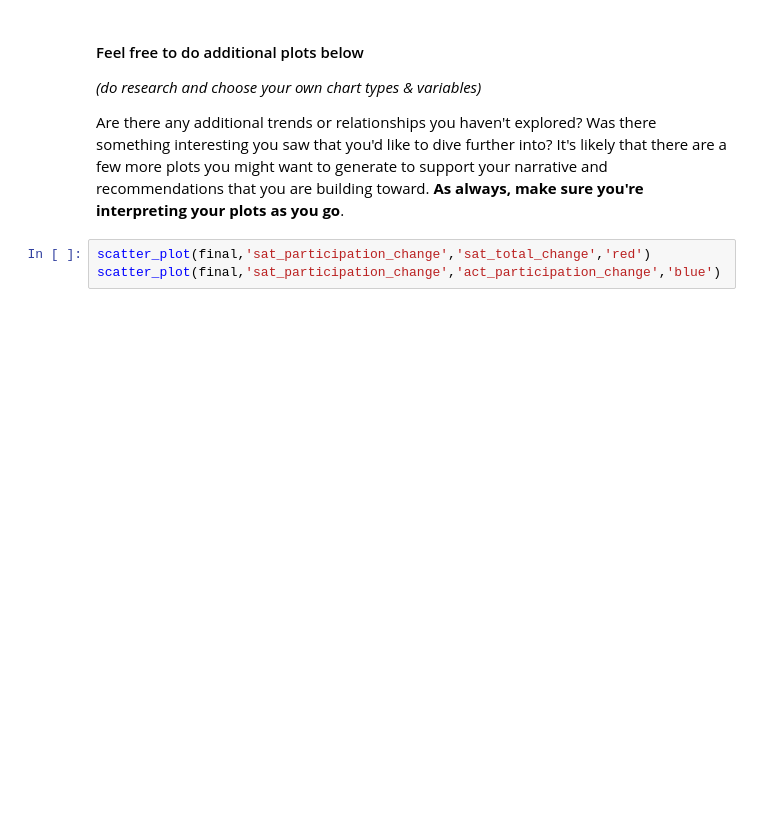
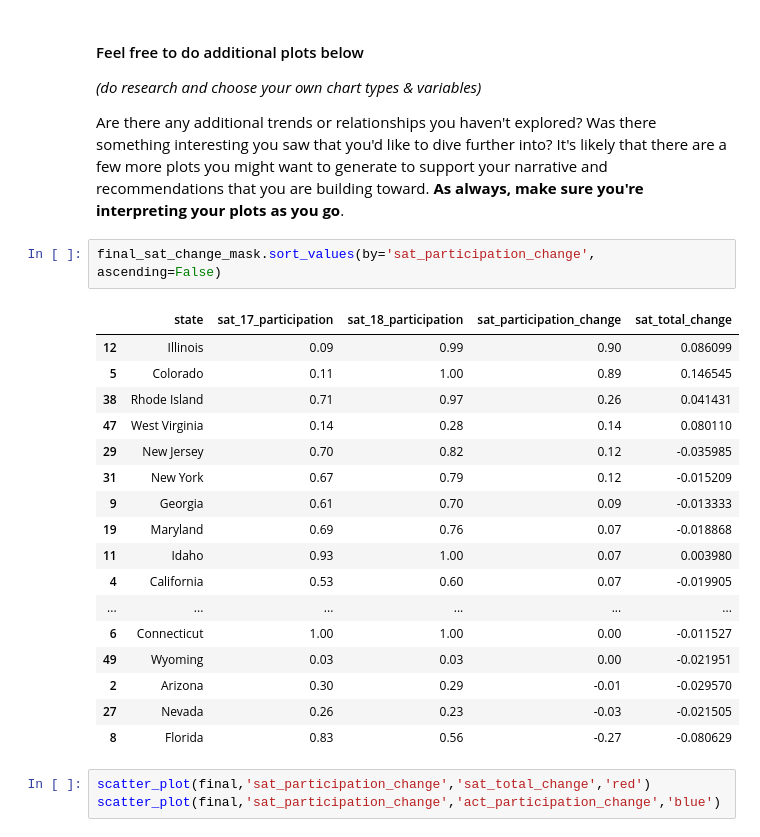
Before and after one commit to ataakca/sat-data-exploration, a Jupyter notebook: code/Project_Analysis.ipynb, the cells around one changed output. Saved outputs shown, nothing was run; the diff lists cells and outputs as text; blank space fills up the shorter version.

```diff
--- a/code/Project_Analysis.ipynb
+++ b/code/Project_Analysis.ipynb
@@ -1192,6 +1205,26 @@ plt.tight_layout()
 *(do research and choose your own chart types & variables)*
 
 Are there any additional trends or relationships you haven't explored? Was there something interesting you saw that you'd like to dive further into? It's likely that there are a few more plots you might want to generate to support your narrative and recommendations that you are building toward. **As always, make sure you're interpreting your plots as you go**.
+# %%
+final_sat_change_mask.sort_values(by='sat_participation_change', ascending=False)
+# %% [output]
+|  | state | sat_17_participation | sat_18_participation | sat_participation_change | sat_total_change |
+| 12 | Illinois | 0.09 | 0.99 | 0.90 | 0.086099 |
+| 5 | Colorado | 0.11 | 1.00 | 0.89 | 0.146545 |
+| 38 | Rhode Island | 0.71 | 0.97 | 0.26 | 0.041431 |
+| 47 | West Virginia | 0.14 | 0.28 | 0.14 | 0.080110 |
+| 29 | New Jersey | 0.70 | 0.82 | 0.12 | -0.035985 |
+| 31 | New York | 0.67 | 0.79 | 0.12 | -0.015209 |
+| 9 | Georgia | 0.61 | 0.70 | 0.09 | -0.013333 |
+| 19 | Maryland | 0.69 | 0.76 | 0.07 | -0.018868 |
+| 11 | Idaho | 0.93 | 1.00 | 0.07 | 0.003980 |
+| 4 | California | 0.53 | 0.60 | 0.07 | -0.019905 |
+| ... | ... | ... | ... | ... | ... |
+| 6 | Connecticut | 1.00 | 1.00 | 0.00 | -0.011527 |
+| 49 | Wyoming | 0.03 | 0.03 | 0.00 | -0.021951 |
+| 2 | Arizona | 0.30 | 0.29 | -0.01 | -0.029570 |
+| 27 | Nevada | 0.26 | 0.23 | -0.03 | -0.021505 |
+| 8 | Florida | 0.83 | 0.56 | -0.27 | -0.080629 |
 # %%
 scatter_plot(final,'sat_participation_change','sat_total_change','red')
 scatter_plot(final,'sat_participation_change','act_participation_change','blue')
```
Also changed, not shown: parts of 2 cells of this notebook, 5 other files.
